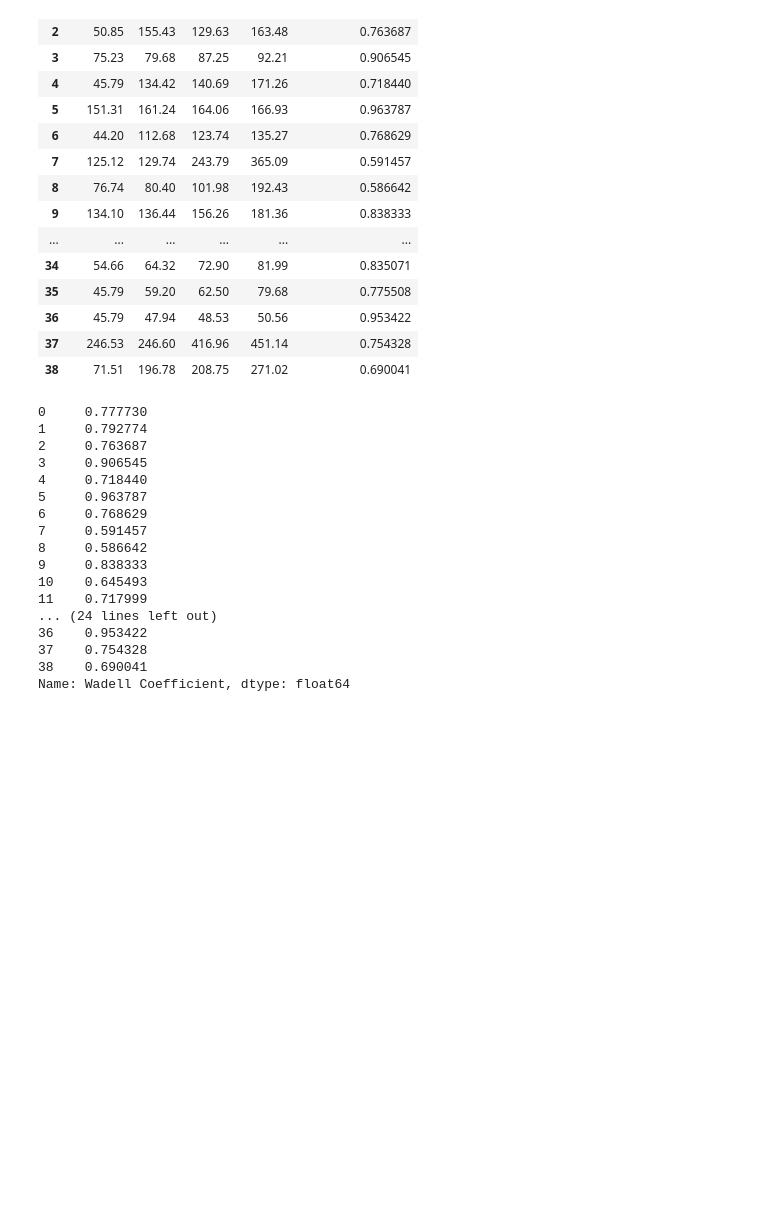
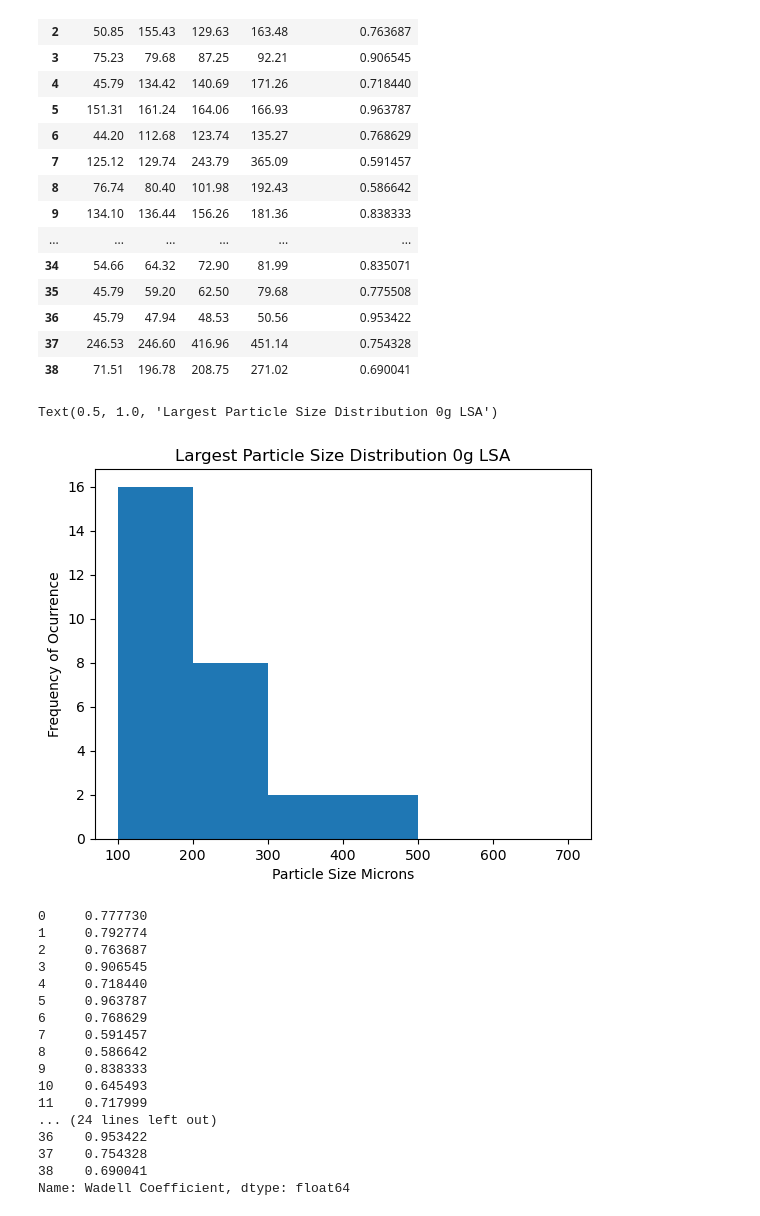
Before and after one commit to chsharrison/Sci_comp_F24, a Jupyter notebook: Zachary_Laird/Working Notebook.ipynb, the cells around one changed output. Drawn from its saved outputs; the diff is of its cells as text; code cells hidden in the pictures; blank space fills up the shorter version.

```diff
--- a/Zachary_Laird/Working Notebook.ipynb
+++ b/Zachary_Laird/Working Notebook.ipynb
@@ -26,6 +26,15 @@ ZeroGCharPC
 | 36 | 45.79 | 47.94 | 48.53 | 50.56 | 0.953422 |
 | 37 | 246.53 | 246.60 | 416.96 | 451.14 | 0.754328 |
 | 38 | 71.51 | 196.78 | 208.75 | 271.02 | 0.690041 |
+# %%
+ZGHist = ZeroGCharPC.iloc[:,3]
+plt.hist(ZGHist, bins = [100,200,300,400,500,600,700])
+plt.xlabel("Particle Size Microns")
+plt.ylabel("Frequency of Ocurrence")
+plt.title("Largest Particle Size Distribution 0g LSA")
+# %% [output]
+Text(0.5, 1.0, 'Largest Particle Size Distribution 0g LSA')
+[figure, added]
 # %%
 ZGPCrefined = ZeroGCharPC.iloc[:,4]
 # %%
```
Also changed, not shown: parts of 3 cells of this notebook.
